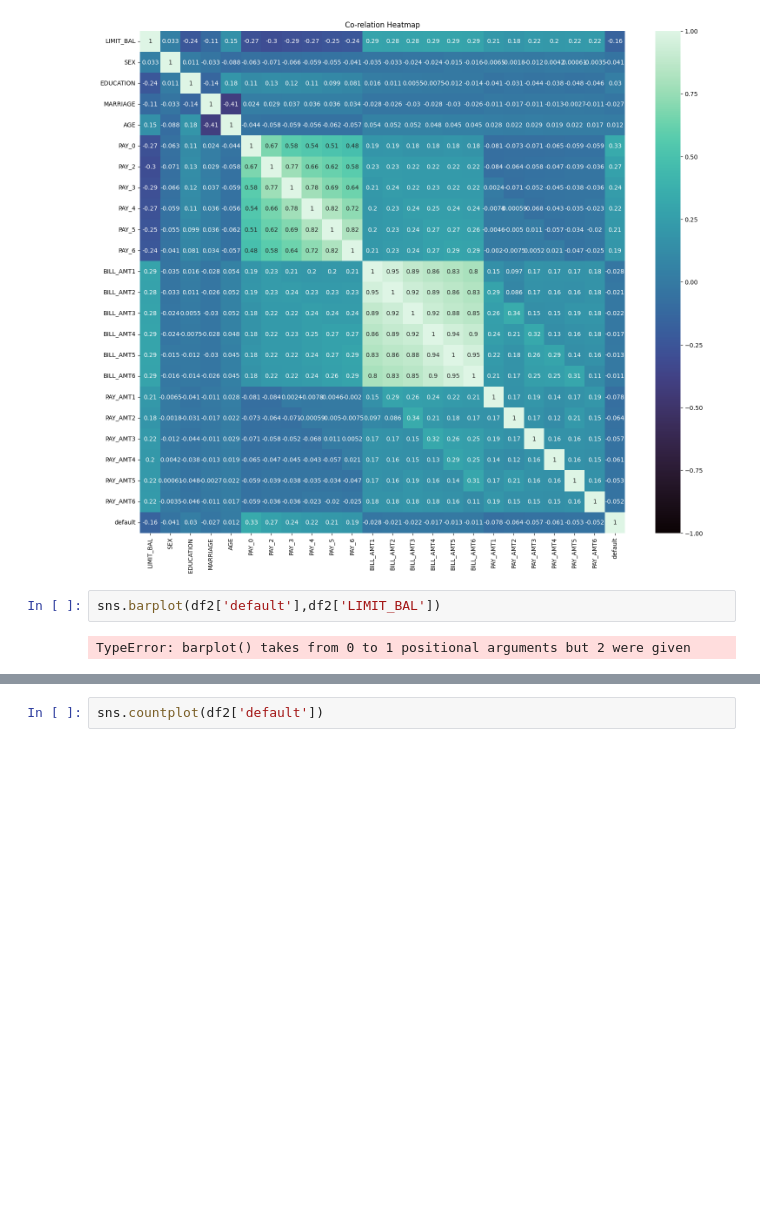
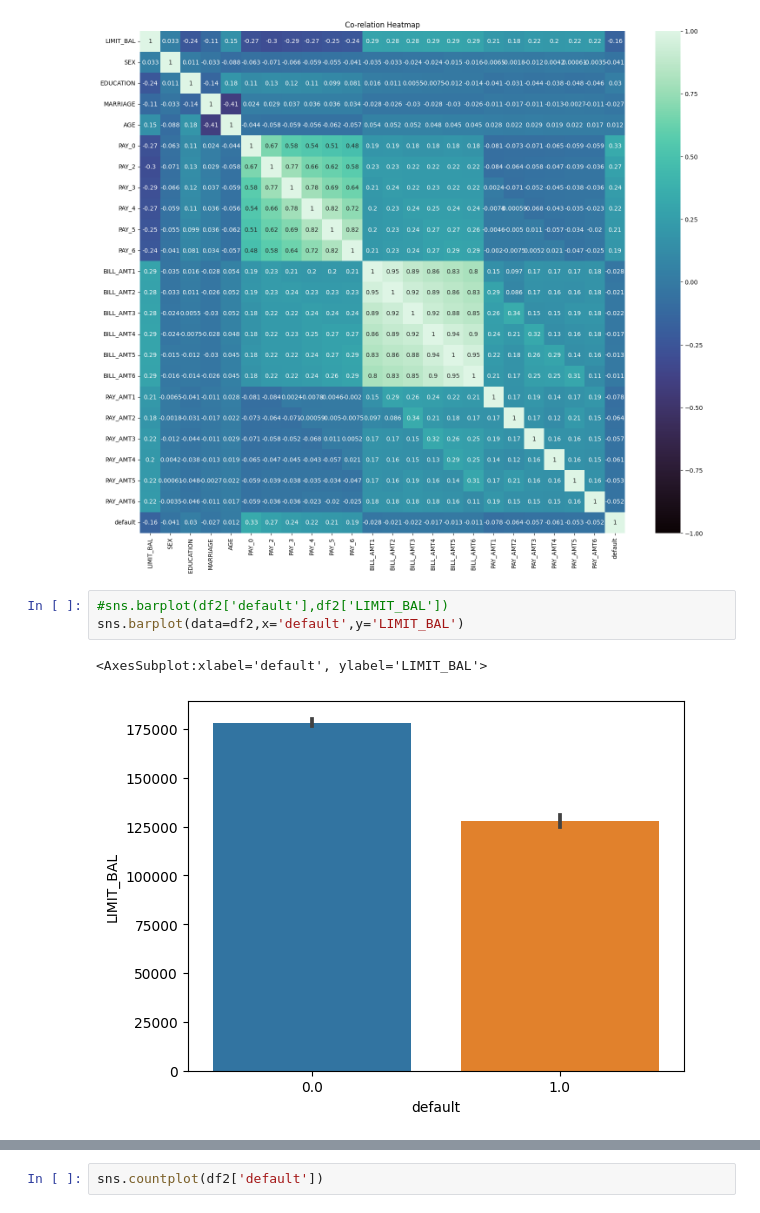
Before and after one commit to ARPITA-ds/Credit_card_fault_prediction, a Jupyter notebook: research/Credit Card Fault Detection final.ipynb, the cells around one changed output, grey strips where cells are left out. Drawn from its saved outputs; the diff is of its cells as text; blank space fills up the shorter version.

```diff
--- a/research/Credit Card Fault Detection final.ipynb
+++ b/research/Credit Card Fault Detection final.ipynb
@@ -336,7 +339,9 @@ plt.show()
 # %% [output]
 [figure]
 # %%
-sns.barplot(df2['default'],df2['LIMIT_BAL'])
+#sns.barplot(df2['default'],df2['LIMIT_BAL'])
+sns.barplot(data=df2,x='default',y='LIMIT_BAL')
 # %% [output]
-TypeError: barplot() takes from 0 to 1 positional arguments but 2 were given
+<AxesSubplot:xlabel='default', ylabel='LIMIT_BAL'>
+[figure, added]
 # %%
```
Also changed, not shown: parts of 22 cells of this notebook, 4 other files.
